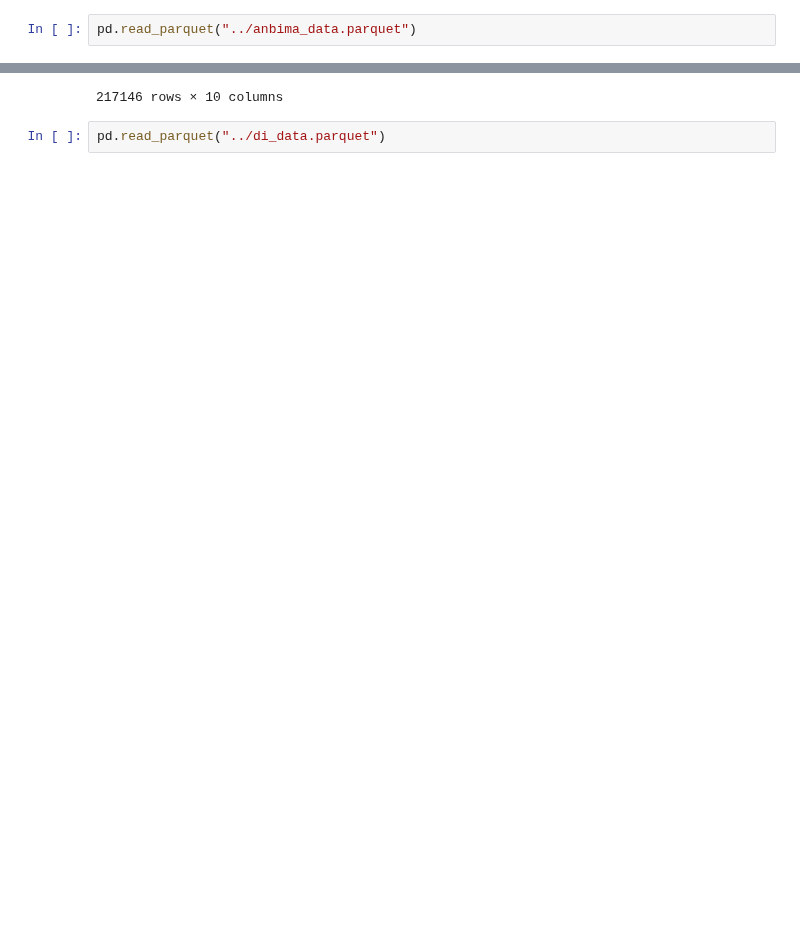
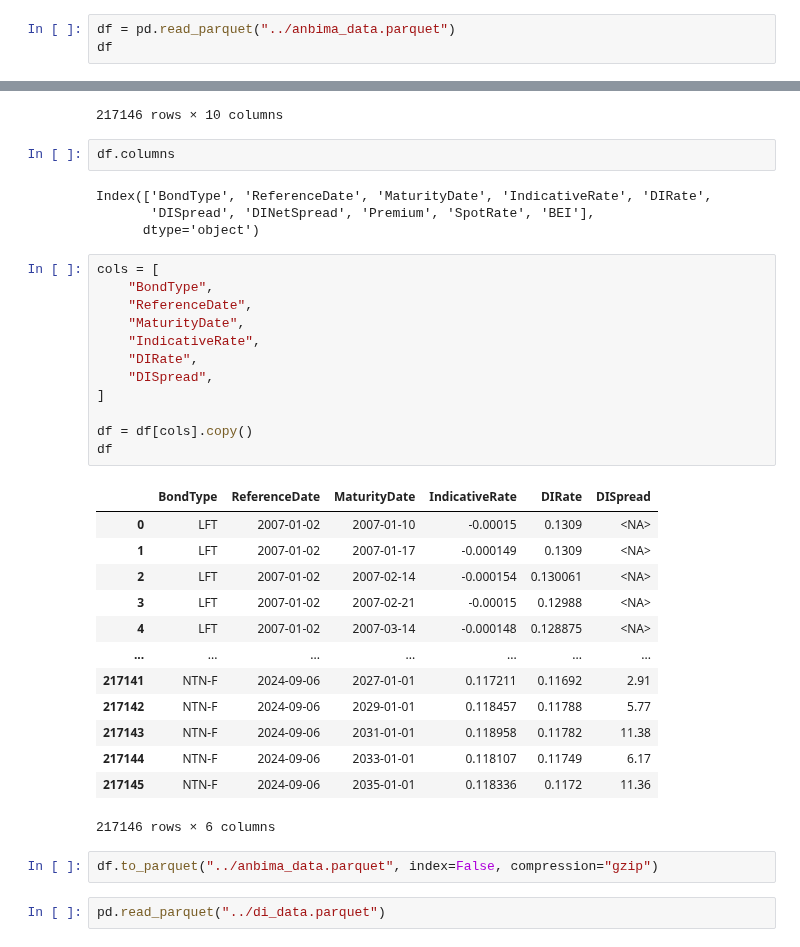
Before and after one commit to crdcj/pyield-data, a Jupyter notebook: notebooks/check_files.ipynb, the cells around one changed output, grey strips where cells are left out. Saved outputs shown, nothing was run; the diff lists cells and outputs as text; blank space fills up the shorter version.

Commit message:
calc cols removed from anbima data

```diff
--- a/notebooks/check_files.ipynb
+++ b/notebooks/check_files.ipynb
@@ -1,7 +1,8 @@
 # %%
 import pandas as pd
 # %%
-pd.read_parquet("../anbima_data.parquet")
+df = pd.read_parquet("../anbima_data.parquet")
+df
 # %% [output]
 |  | BondType | ReferenceDate | MaturityDate | IndicativeRate | DIRate | DISpread | DINetSpread | Premium | ... |
 | 0 | LFT | 2007-01-02 | 2007-01-10 | -0.00015 | 0.1309 | <NA> | <NA> | 0.998789 | ... |
@@ -16,6 +17,40 @@ pd.read_parquet("../anbima_data.parquet")
 | 217144 | NTN-F | 2024-09-06 | 2033-01-01 | 0.118107 | 0.11749 | 6.17 | 5.94 | 1.004783 | ... |
 | 217145 | NTN-F | 2024-09-06 | 2035-01-01 | 0.118336 | 0.1172 | 11.36 | 10.18 | 1.00821 | ... |
 217146 rows × 10 columns
+# %%
+df.columns
+# %% [output]
+Index(['BondType', 'ReferenceDate', 'MaturityDate', 'IndicativeRate', 'DIRate',
+       'DISpread', 'DINetSpread', 'Premium', 'SpotRate', 'BEI'],
+      dtype='object')
+# %%
+cols = [
+    "BondType",
+    "ReferenceDate",
+    "MaturityDate",
+    "IndicativeRate",
+    "DIRate",
+    "DISpread",
+]
+
+df = df[cols].copy()
+df
+# %% [output]
+|  | BondType | ReferenceDate | MaturityDate | IndicativeRate | DIRate | DISpread |
+| 0 | LFT | 2007-01-02 | 2007-01-10 | -0.00015 | 0.1309 | <NA> |
+| 1 | LFT | 2007-01-02 | 2007-01-17 | -0.000149 | 0.1309 | <NA> |
+| 2 | LFT | 2007-01-02 | 2007-02-14 | -0.000154 | 0.130061 | <NA> |
+| 3 | LFT | 2007-01-02 | 2007-02-21 | -0.00015 | 0.12988 | <NA> |
+| 4 | LFT | 2007-01-02 | 2007-03-14 | -0.000148 | 0.128875 | <NA> |
+| ... | ... | ... | ... | ... | ... | ... |
+| 217141 | NTN-F | 2024-09-06 | 2027-01-01 | 0.117211 | 0.11692 | 2.91 |
+| 217142 | NTN-F | 2024-09-06 | 2029-01-01 | 0.118457 | 0.11788 | 5.77 |
+| 217143 | NTN-F | 2024-09-06 | 2031-01-01 | 0.118958 | 0.11782 | 11.38 |
+| 217144 | NTN-F | 2024-09-06 | 2033-01-01 | 0.118107 | 0.11749 | 6.17 |
+| 217145 | NTN-F | 2024-09-06 | 2035-01-01 | 0.118336 | 0.1172 | 11.36 |
+217146 rows × 6 columns
+# %%
+df.to_parquet("../anbima_data.parquet", index=False, compression="gzip")
 # %%
 pd.read_parquet("../di_data.parquet")
 # %% [output]
```
Also changed, not shown: 1 other file.
